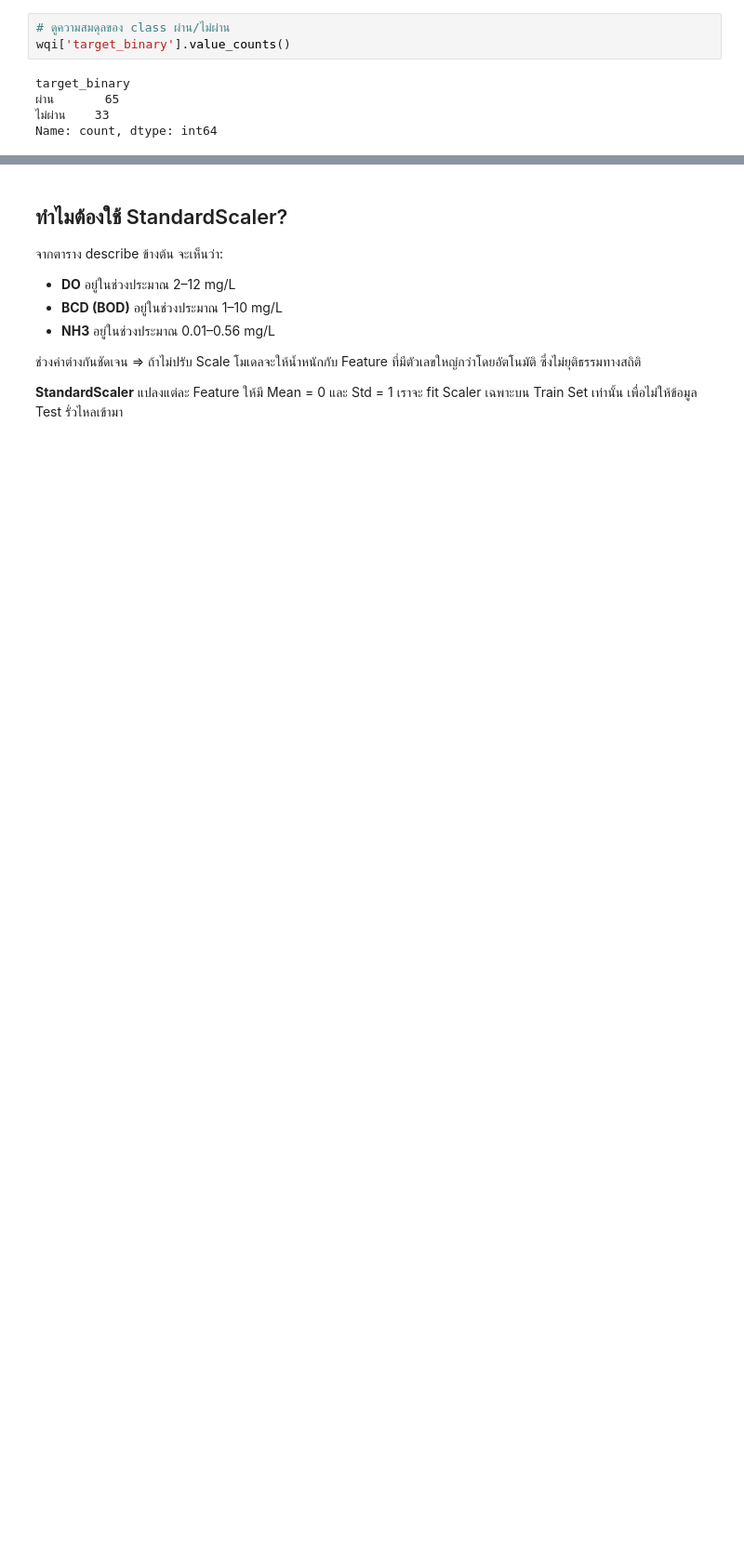
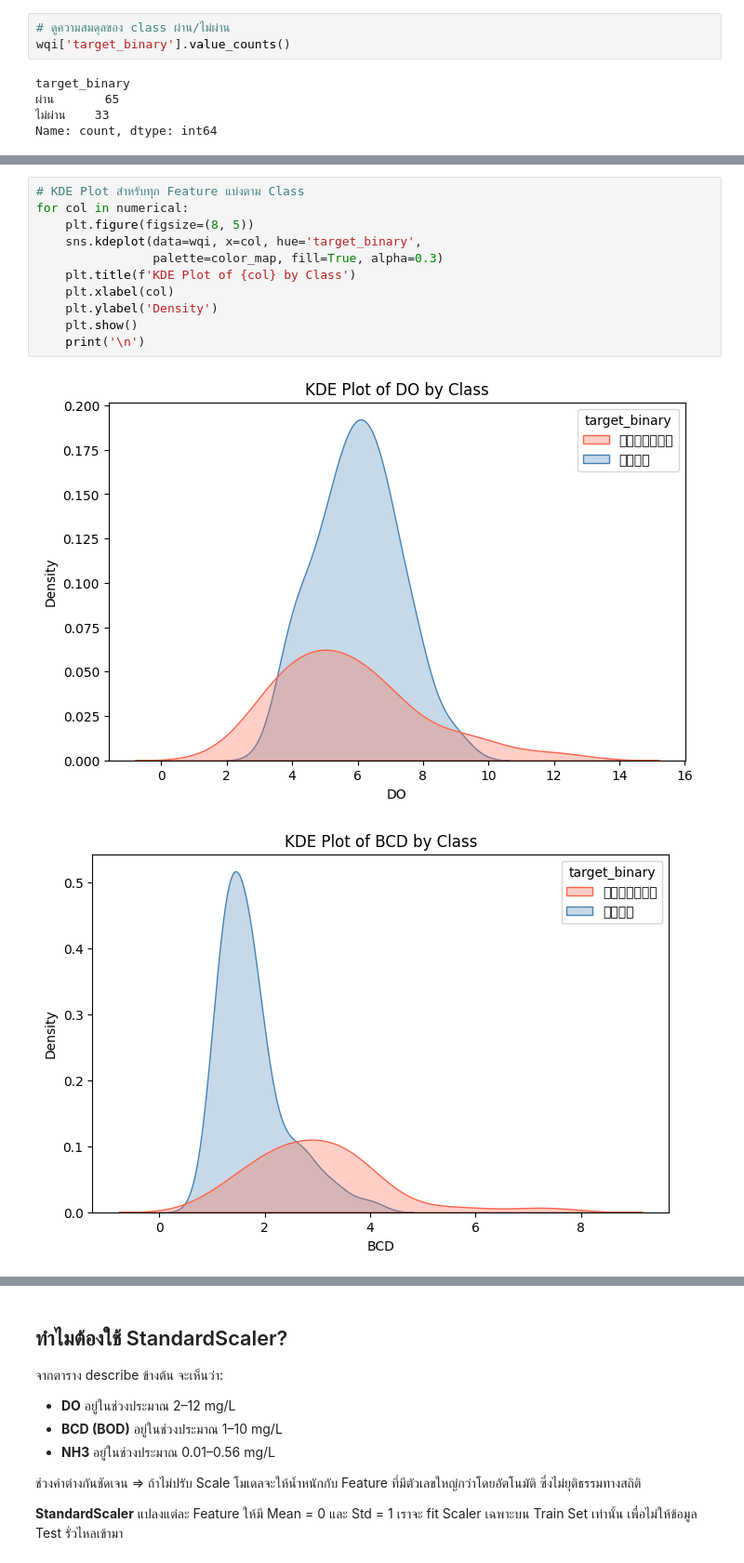
Before and after one commit to 1-brain-cell/python-dga, a Jupyter notebook: day_4/afternoon_classification.ipynb, the cells around one changed output, grey strips where cells are left out. Shown at 93% size. Saved outputs shown, nothing was run; the diff lists cells and outputs as text; blank space fills up the shorter version.

```diff
--- a/day_4/afternoon_classification.ipynb
+++ b/day_4/afternoon_classification.ipynb
@@ -172,0 +219,14 @@ wqi[['DO', 'BCD', 'NH3']].describe()
+# %%
+# KDE Plot สำหรับทุก Feature แบ่งตาม Class
+for col in numerical:
+    plt.figure(figsize=(8, 5))
+    sns.kdeplot(data=wqi, x=col, hue='target_binary',
+                palette=color_map, fill=True, alpha=0.3)
+    plt.title(f'KDE Plot of {col} by Class')
+    plt.xlabel(col)
+    plt.ylabel('Density')
+    plt.show()
+    print('\n')
+# %% [output]
+[figure, added]
+[figure, added]
```
Also changed, not shown: parts of 173 cells of this notebook, 1 other file.
